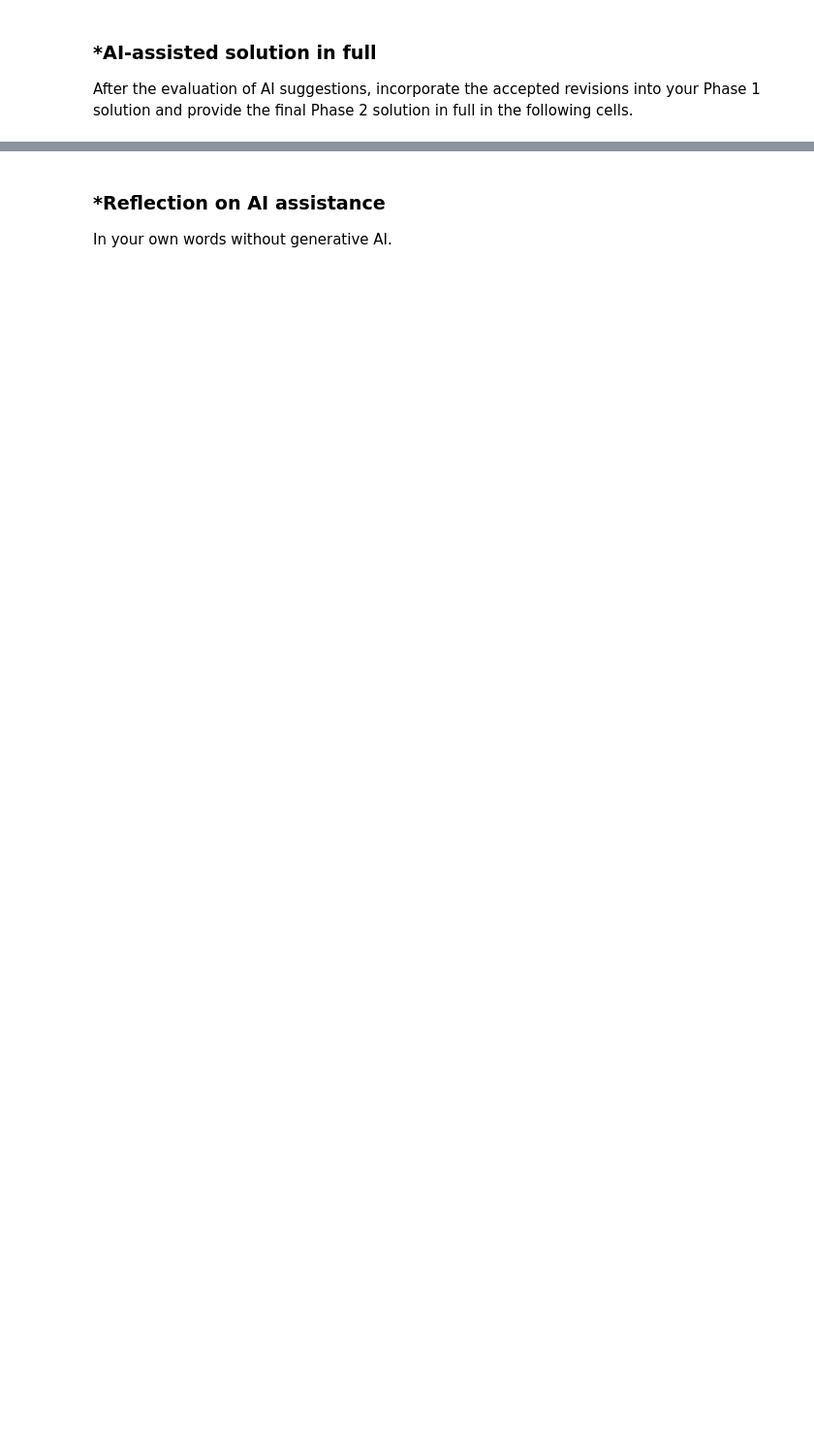
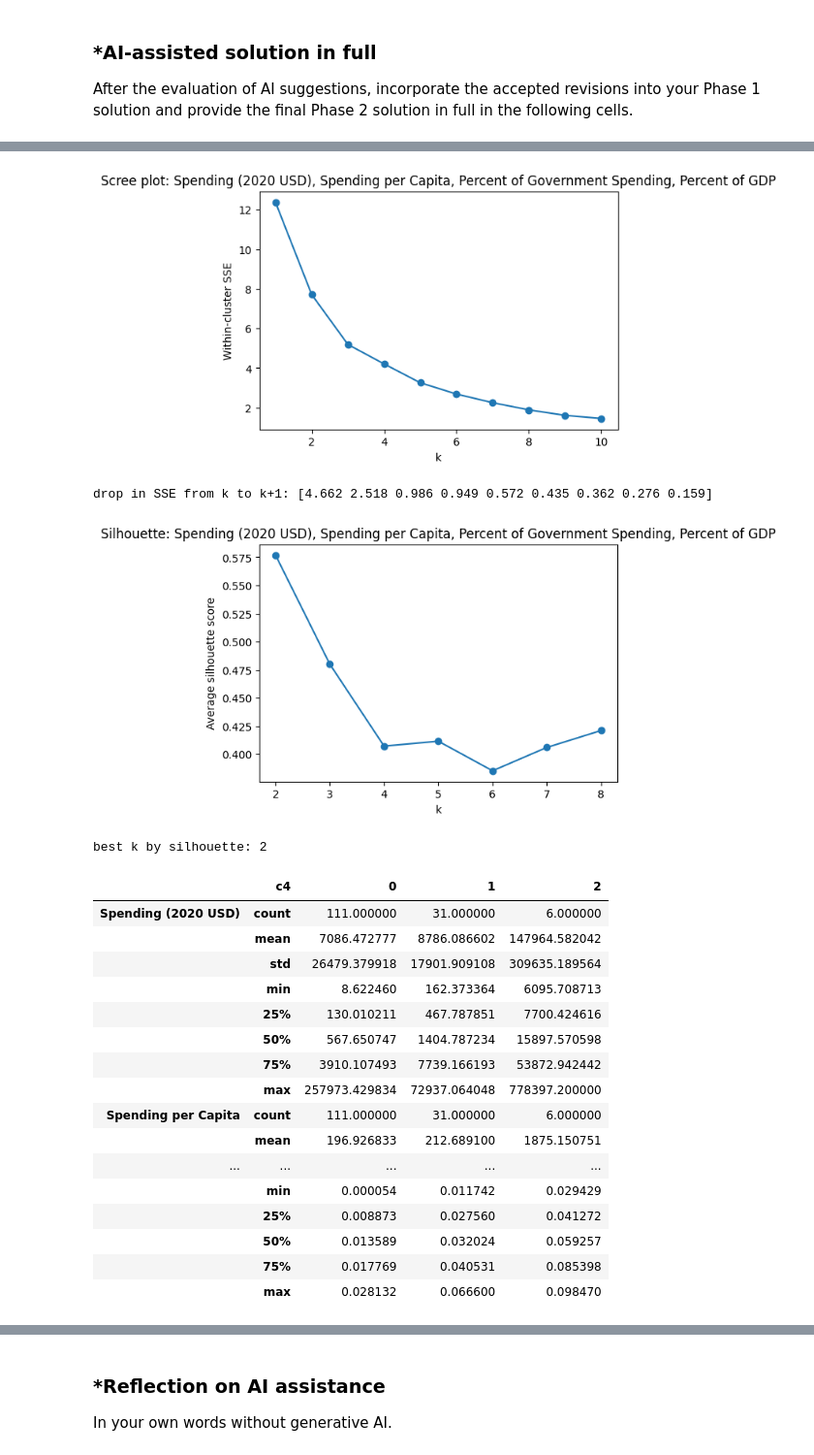
Before and after one commit to angelpavu/A04-clustering, a Jupyter notebook: notebook_(5).ipynb, the cells around one changed output, grey strips where cells are left out. Shown at 97% size. Cells and saved outputs as stored; diff of their text form; code cells hidden in the pictures; blank space fills up the shorter version.

```diff
--- a/notebook_(5).ipynb
+++ b/notebook_(5).ipynb
@@ -388,0 +680,29 @@ After the evaluation of AI suggestions, incorporate the accepted revisions into
+# %%
+# Rubric 4a, 4b
+scree(num)                    # supports the choice of k for part 4
+silhouette(num)               # CHANGE 2
+cluster(num, 3, 'c4')         # 4a/4b: k means on all four variables, describe table shows all four
+scatter(cols2, 'c4')          # extra visual, not required by the rubric
+scatter(cols3, 'c4')          # extra visual, not required by the rubric
+# %% [output]
+[figure, added]
+drop in SSE from k to k+1: [4.662 2.518 0.986 0.949 0.572 0.435 0.362 0.276 0.159]
+[figure, added]
+best k by silhouette: 2
+|  | c4 | 0 | 1 | 2 |
+| Spending (2020 USD) | count | 111.000000 | 31.000000 | 6.000000 |
+|  | mean | 7086.472777 | 8786.086602 | 147964.582042 |
+|  | std | 26479.379918 | 17901.909108 | 309635.189564 |
+|  | min | 8.622460 | 162.373364 | 6095.708713 |
+|  | 25% | 130.010211 | 467.787851 | 7700.424616 |
+|  | 50% | 567.650747 | 1404.787234 | 15897.570598 |
+|  | 75% | 3910.107493 | 7739.166193 | 53872.942442 |
+|  | max | 257973.429834 | 72937.064048 | 778397.200000 |
+| Spending per Capita | count | 111.000000 | 31.000000 | 6.000000 |
+|  | mean | 196.926833 | 212.689100 | 1875.150751 |
+| ... | ... | ... | ... | ... |
+|  | min | 0.000054 | 0.011742 | 0.029429 |
+|  | 25% | 0.008873 | 0.027560 | 0.041272 |
+|  | 50% | 0.013589 | 0.032024 | 0.059257 |
+|  | 75% | 0.017769 | 0.040531 | 0.085398 |
+|  | max | 0.028132 | 0.066600 | 0.098470 |
```
Also changed, not shown: parts of 25 cells of this notebook.
